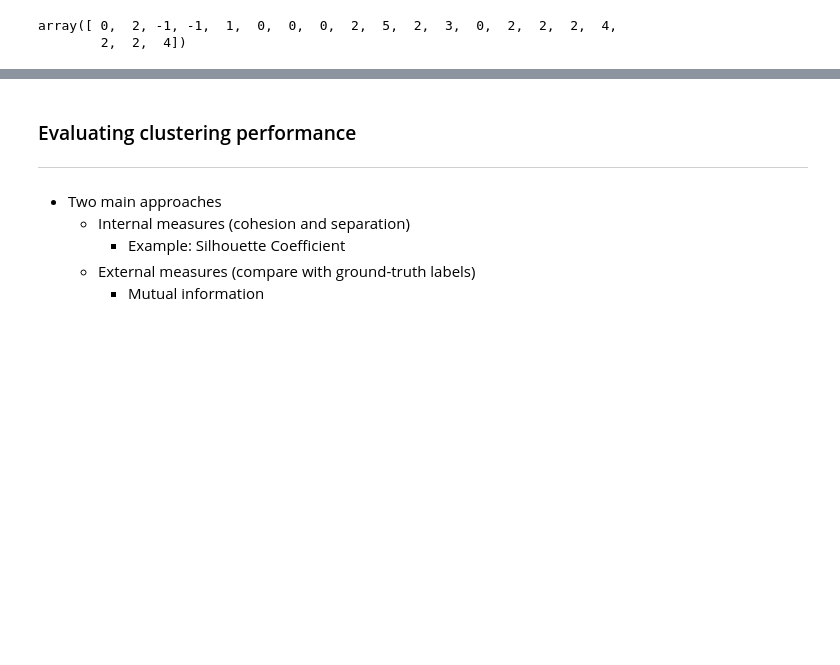
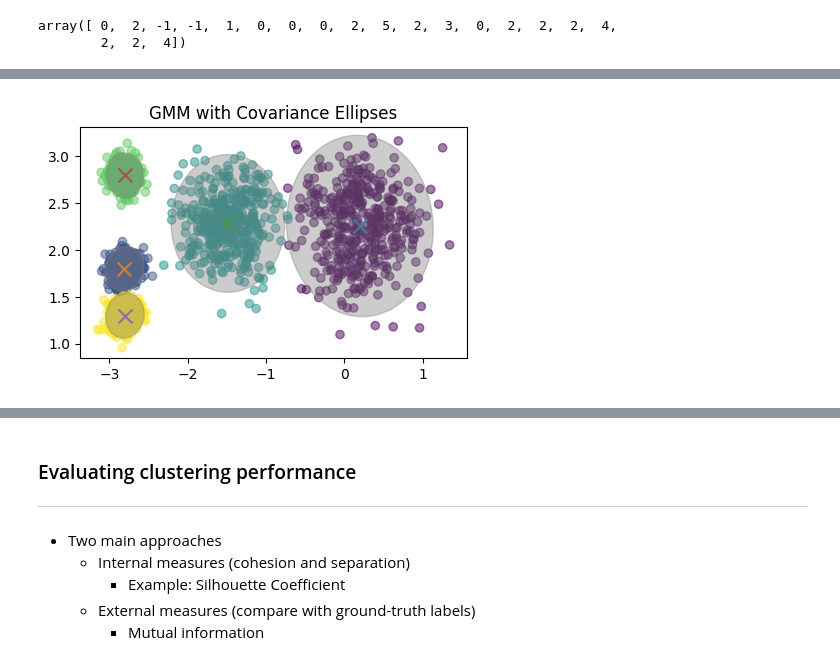
Before and after one commit to farhad-pourkamali/MATH6388, a Jupyter notebook: Lecture6_Clustering.ipynb, the cells around one changed output, grey strips where cells are left out. Saved outputs shown, nothing was run; the diff lists cells and outputs as text; code cells hidden in the pictures; blank space fills up the shorter version.

```diff
--- a/Lecture6_Clustering.ipynb
+++ b/Lecture6_Clustering.ipynb
@@ -472,0 +585,30 @@ array([ 0,  2, -1, -1,  1,  0,  0,  0,  2,  5,  2,  3,  0,  2,  2,  2,  4,
+# %%
+# Can we add information about the estimated covariance matrices?
+
+plt.scatter(X[:, 0], X[:, 1], c=y_pred, alpha=0.5)
+
+# Plot the mean of each cluster
+for i, mean in enumerate(gm.means_):
+    plt.scatter(mean[0], mean[1], marker='x', s=100)
+
+# Plot the covariance ellipses
+for i, cov_matrix in enumerate(gm.covariances_):
+    # Eigendecomposition
+    eigenvalues, eigenvectors = np.linalg.eigh(cov_matrix)
+
+    # The angle of rotation for the ellipse is determined using the arctangent
+    # of the ratio of the first eigenvector components
+    angle = np.degrees(np.arctan2(eigenvectors[1, 0], eigenvectors[0, 0]))
+
+    # The width and height of the ellipse are calculated based on the eigenvalues
+    width, height = 2 * np.sqrt(5.991 * eigenvalues)  # 5.991 is the chi-square value for 95% confidence interval
+
+    # A matplotlib Ellipse object is created using the ellipse parameters calculated in the previous steps
+    ellipse = plt.matplotlib.patches.Ellipse(gm.means_[i], width, height, angle, alpha=0.4, color='gray')
+
+    plt.gca().add_patch(ellipse)
+
+plt.title('GMM with Covariance Ellipses')
+plt.show()
+# %% [output]
+[figure, added]
```
Also changed, not shown: parts of 18 cells of this notebook.
